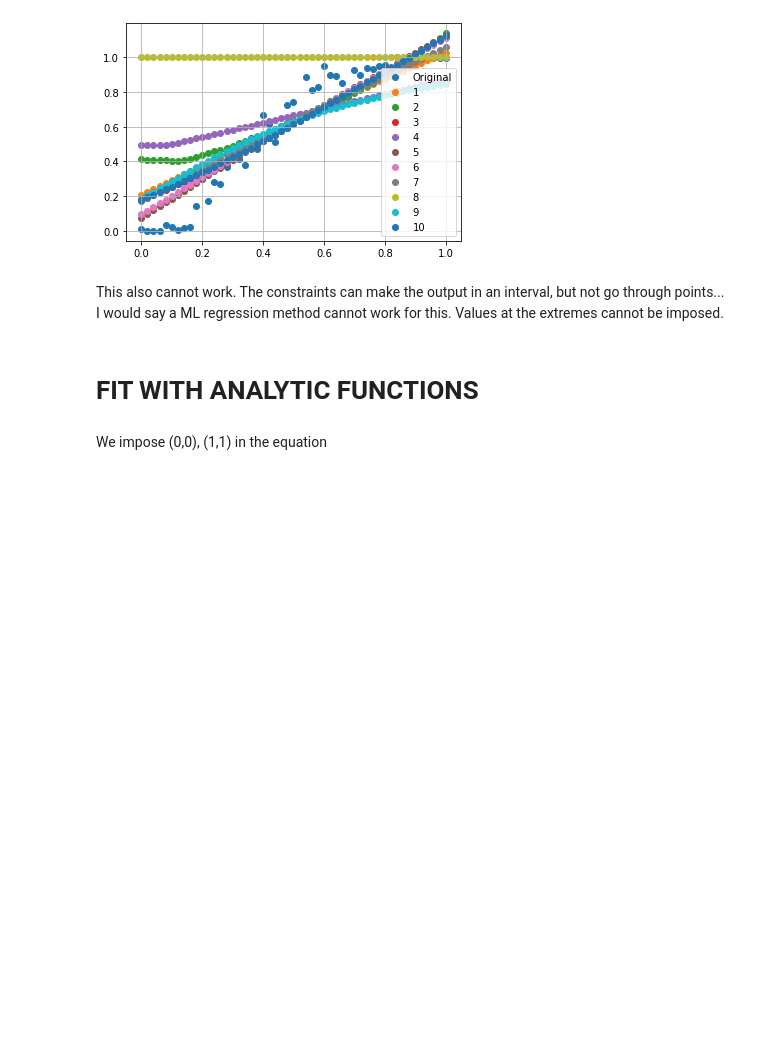
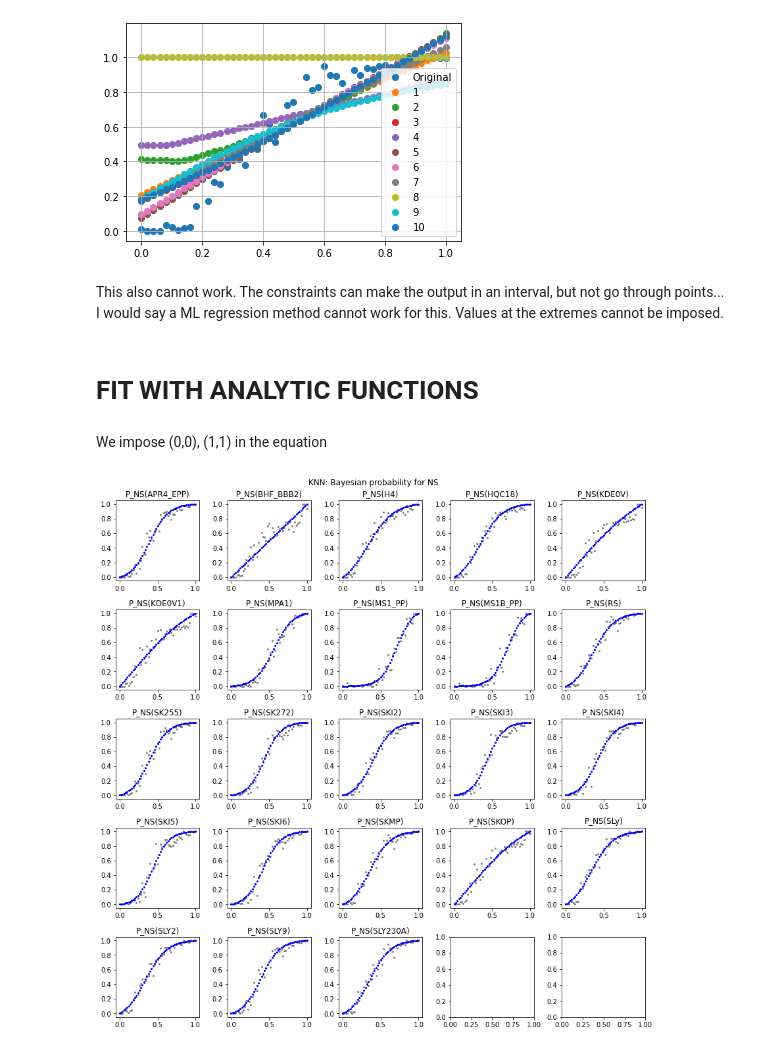
Before and after one commit to PhoenixBirdCreations/IPAM2021_ML, a Jupyter notebook: algo/BayesianProbs/FitCurves.ipynb, the cells around one changed output. Saved outputs shown, nothing was run; the diff lists cells and outputs as text; code cells hidden in the pictures; blank space fills up the shorter version.

```diff
--- a/algo/BayesianProbs/FitCurves.ipynb
+++ b/algo/BayesianProbs/FitCurves.ipynb
@@ -298,3 +298,7 @@ This also cannot work. The constraints can make the output in an interval, but n
 # FIT WITH ANALYTIC FUNCTIONS
 # %% [markdown]
 We impose (0,0), (1,1) in the equation
+# %%
+def sigmoid_opt1(x, a, b):
+    #domain [0,1], scale if necessary
+    return (np.exp(a*b)-np.exp(-a*(x-b)))*(1+np.exp(-a*(1-b)))/((1+np.exp(-a*(x-b)))*(np.exp(a*b)-np.exp(-a*(1-b))))
@@ -300,0 +307,19 @@ We impose (0,0), (1,1) in the equation
+# %%
+data=read_csv_file('/home/mberbel/Escritorio/MLpaper/fits/KNN_P_NS_given_X1pX2-num.csv')
+x = data['X1+X2'].values;
+fig, axes = plt.subplots(nrows=5, ncols=5, figsize=(12,12))
+i = 0; j = 0; p0 = [8,0.8]
+for k in range(1,24):
+    y=data[data.columns[k]].values
+    popt, pcov = curve_fit(sigmoid_opt1, x, y, p0, method = 'lm')
+    axes[i,j].scatter(x, y, s=4, c='grey')
+    axes[i,j].scatter(x, sigmoid_opt1(x,*popt), s=4, c='blue')
+    axes[i,j].set_title(data.columns[k])
+    j = j + 1
+    if (j > 4):
+        j=0
+        i=i+1
+_=fig.suptitle("KNN: Bayesian probability for NS")
+fig.tight_layout()
+# %% [output]
+[figure, added]
```
Also changed, not shown: parts of 7 cells of this notebook.
